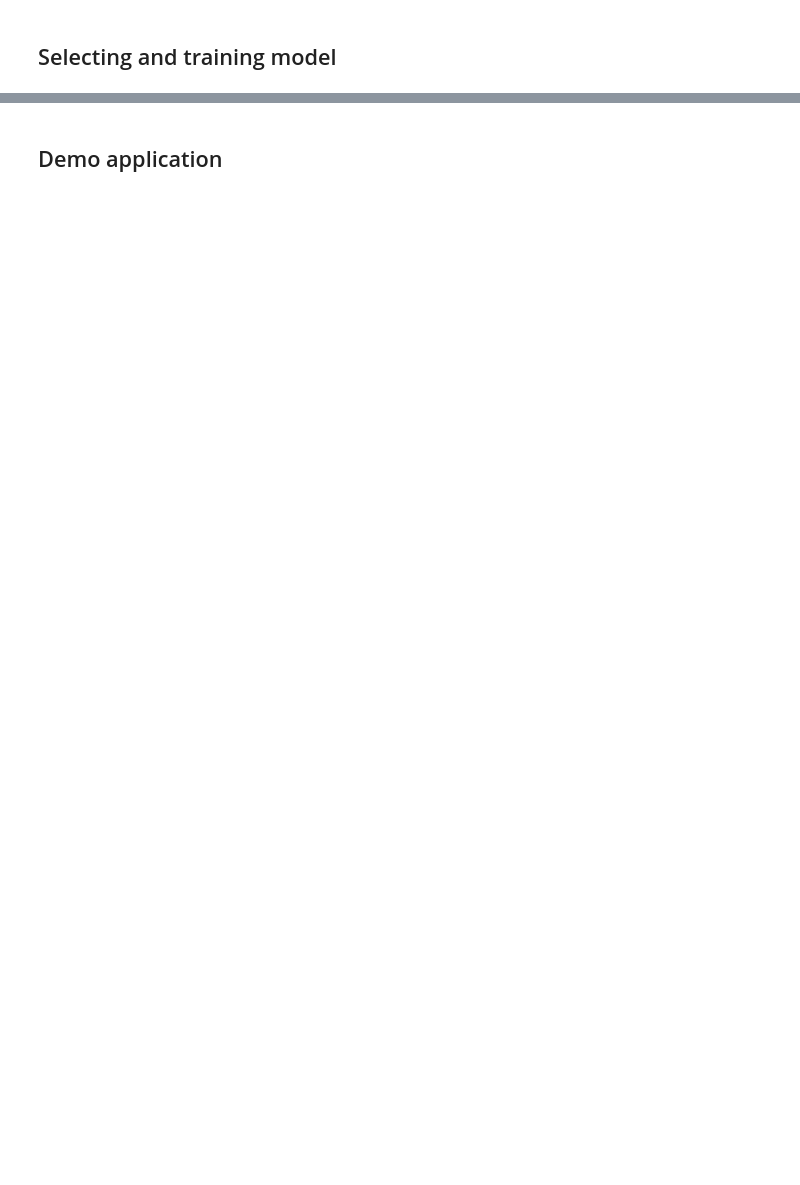
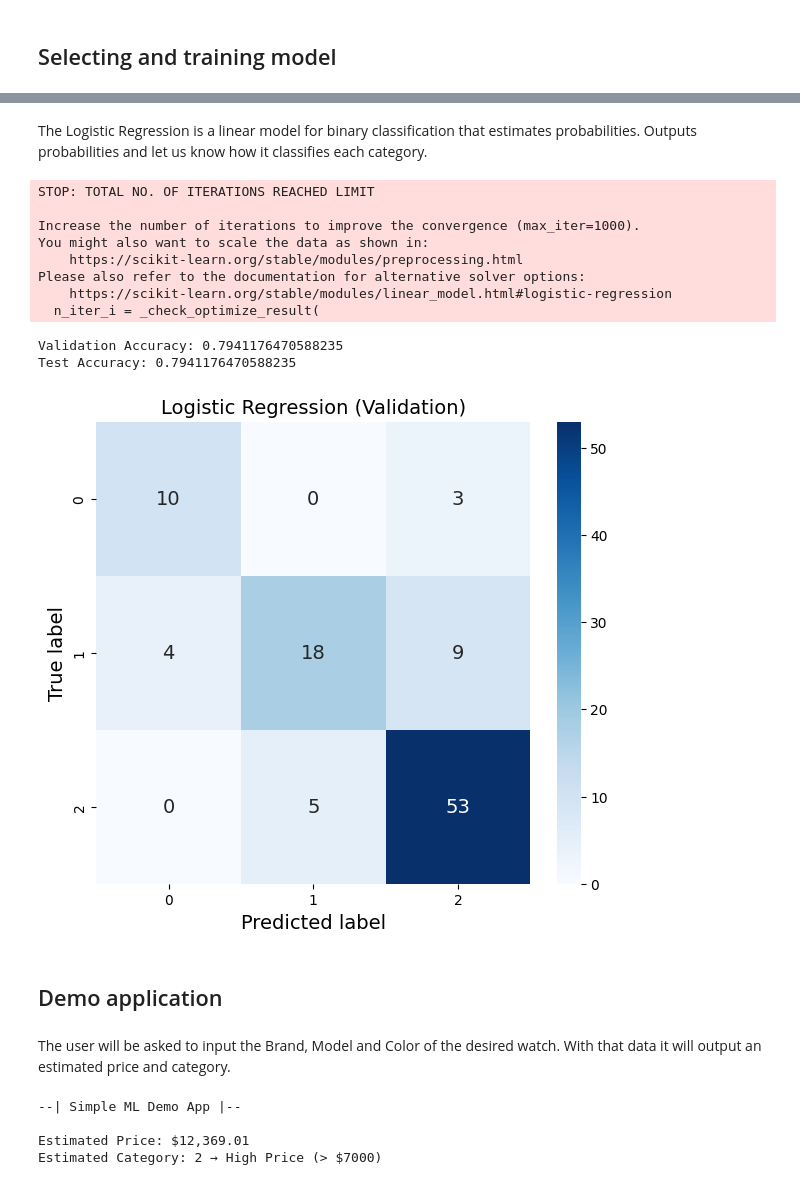
Before and after one commit to SDKELLY06/IEESP, a Jupyter notebook: watches.ipynb, the cells around one changed output, grey strips where cells are left out. Drawn from its saved outputs; the diff is of its cells as text; code cells hidden in the pictures; blank space fills up the shorter version.

```diff
--- a/watches.ipynb
+++ b/watches.ipynb
@@ -190,2 +361,42 @@ print(price)
+# %% [markdown]
+The Logistic Regression is a linear model for binary classification that estimates probabilities. Outputs probabilities and let us know how it classifies each category.
+# %%
+from sklearn.linear_model import LogisticRegression
+from sklearn.metrics import accuracy_score, confusion_matrix
+import seaborn as sns
+import matplotlib.pyplot as plt
+
+log_reg = LogisticRegression(max_iter=1000)
+log_reg.fit(X_train_clf, y_train_clf)
+
+y_val_pred = log_reg.predict(X_test_clf)
+y_test_pred = y_val_pred   # same, because you have no validation split
+
+val_acc = accuracy_score(y_test_clf, y_val_pred)
+test_acc = val_acc
+
+print("Validation Accuracy:", val_acc)
+print("Test Accuracy:", test_acc)
+
+cm = confusion_matrix(y_test_clf, y_val_pred)
+
+plt.figure(figsize=(7,6))
+sns.heatmap(cm, annot=True, fmt="d", cmap="Blues")
+plt.title("Logistic Regression (Validation)")
+plt.xlabel("Predicted label")
+plt.ylabel("True label")
+plt.show()
+# %% [output]
+STOP: TOTAL NO. OF ITERATIONS REACHED LIMIT
+
+Increase the number of iterations to improve the convergence (max_iter=1000).
+You might also want to scale the data as shown in:
+    https://scikit-learn.org/stable/modules/preprocessing.html
+Please also refer to the documentation for alternative solver options:
+    https://scikit-learn.org/stable/modules/linear_model.html#logistic-regression
+  n_iter_i = _check_optimize_result(
+Validation Accuracy: 0.7941176470588235
+Test Accuracy: 0.7941176470588235
+[figure, added]
 # %% [markdown]
 ## Demo application
@@ -229,0 +403,2 @@ demo_app()
+# %% [markdown]
+The user will be asked to input the Brand, Model and Color of the desired watch. With that data it will output an estimated price and category.
@@ -229,0 +452,7 @@ demo_app()
+# %%
+ml_demo_simple()
+# %% [output]
+--| Simple ML Demo App |--
+
+Estimated Price: $12,369.01
+Estimated Category: 2 → High Price (> $7000)
```
Also changed, not shown: parts of 29 cells of this notebook.
